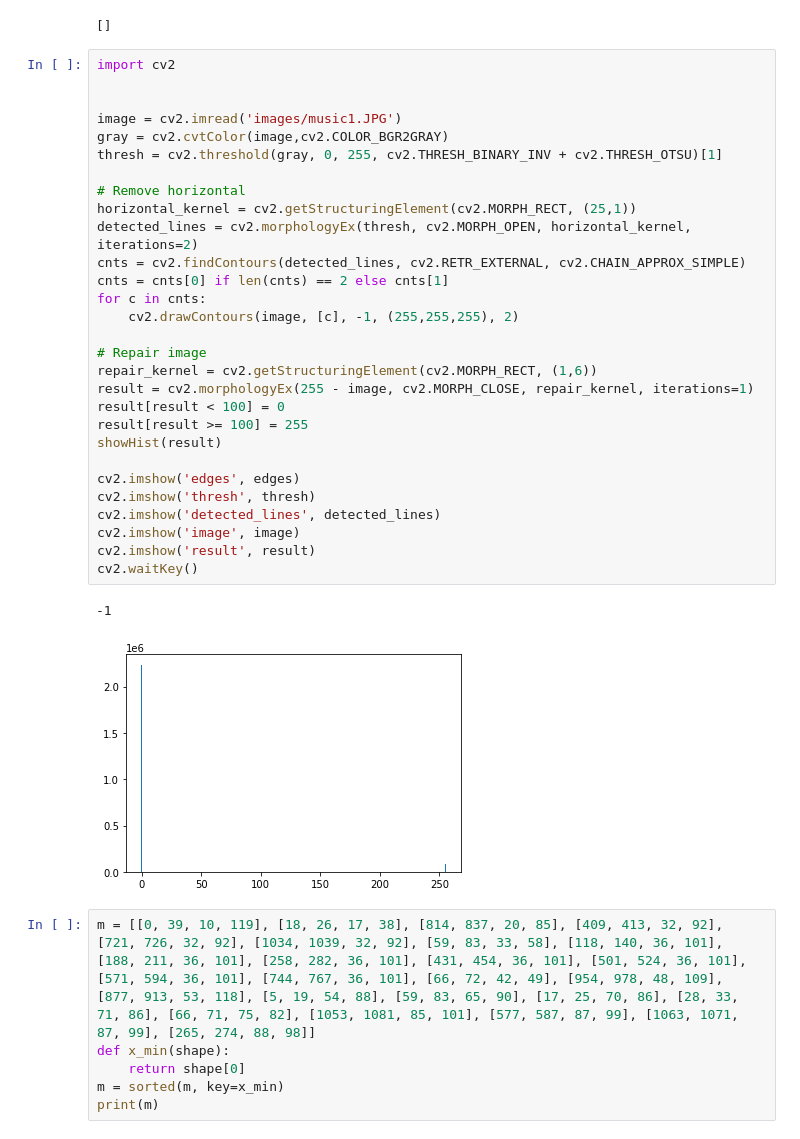
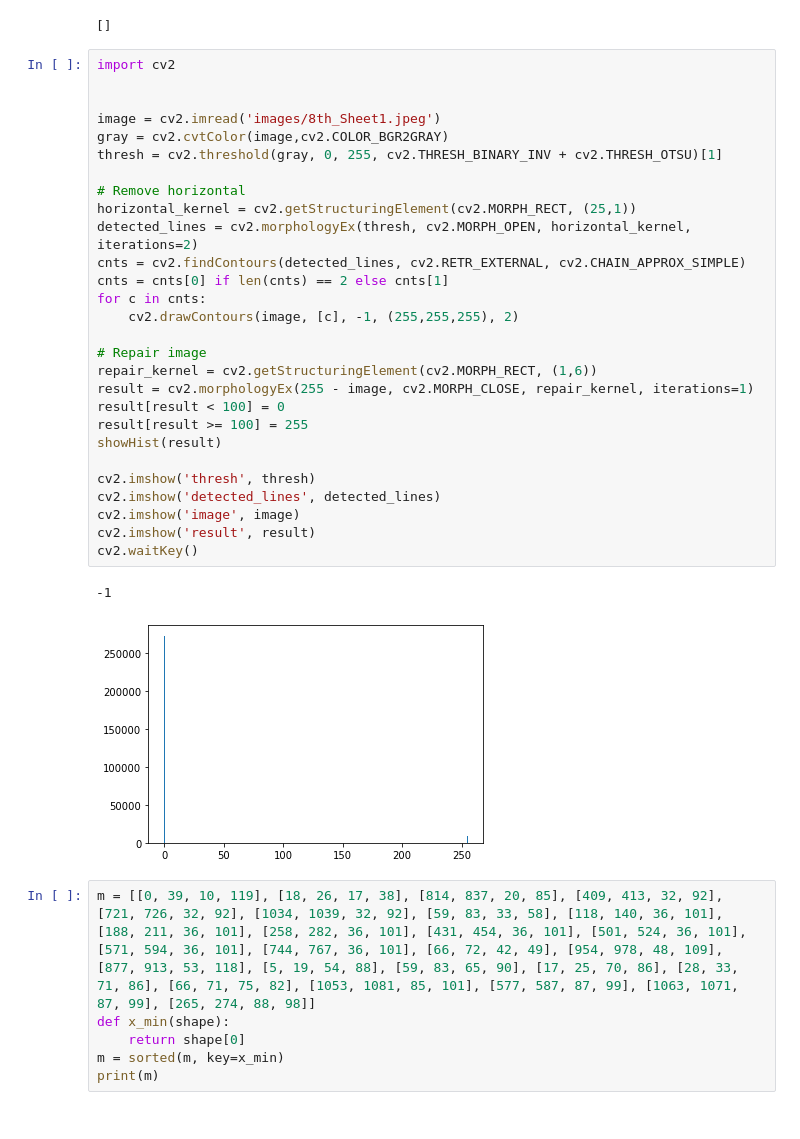
Before and after one commit to marait123/music-notes-reader, a Jupyter notebook: part1.ipynb, the cells around one changed output. Drawn from its saved outputs; the diff is of its cells as text.

```diff
--- a/part1.ipynb
+++ b/part1.ipynb
@@ -279,35 +327,34 @@ viewer.show()
 # %%
 import cv2
 
 
-image = cv2.imread('images/music1.JPG')
+image = cv2.imread('images/8th_Sheet1.jpeg')
 gray = cv2.cvtColor(image,cv2.COLOR_BGR2GRAY)
 thresh = cv2.threshold(gray, 0, 255, cv2.THRESH_BINARY_INV + cv2.THRESH_OTSU)[1]
 
 # Remove horizontal
 horizontal_kernel = cv2.getStructuringElement(cv2.MORPH_RECT, (25,1))
 detected_lines = cv2.morphologyEx(thresh, cv2.MORPH_OPEN, horizontal_kernel, iterations=2)
 cnts = cv2.findContours(detected_lines, cv2.RETR_EXTERNAL, cv2.CHAIN_APPROX_SIMPLE)
 cnts = cnts[0] if len(cnts) == 2 else cnts[1]
 for c in cnts:
     cv2.drawContours(image, [c], -1, (255,255,255), 2)
 
 # Repair image
 repair_kernel = cv2.getStructuringElement(cv2.MORPH_RECT, (1,6))
 result = cv2.morphologyEx(255 - image, cv2.MORPH_CLOSE, repair_kernel, iterations=1)
 result[result < 100] = 0
 result[result >= 100] = 255
 showHist(result)
 
-cv2.imshow('edges', edges)
 cv2.imshow('thresh', thresh)
 cv2.imshow('detected_lines', detected_lines)
 cv2.imshow('image', image)
 cv2.imshow('result', result)
 cv2.waitKey()
 # %% [output]
 -1
-[figure, old version]
+[figure, new version]
 # %%
 m = [[0, 39, 10, 119], [18, 26, 17, 38], [814, 837, 20, 85], [409, 413, 32, 92], [721, 726, 32, 92], [1034, 1039, 32, 92], [59, 83, 33, 58], [118, 140, 36, 101], [188, 211, 36, 101], [258, 282, 36, 101], [431, 454, 36, 101], [501, 524, 36, 101], [571, 594, 36, 101], [744, 767, 36, 101], [66, 72, 42, 49], [954, 978, 48, 109], [877, 913, 53, 118], [5, 19, 54, 88], [59, 83, 65, 90], [17, 25, 70, 86], [28, 33, 71, 86], [66, 71, 75, 82], [1053, 1081, 85, 101], [577, 587, 87, 99], [1063, 1071, 87, 99], [265, 274, 88, 98]]
 def x_min(shape):
```
Also changed, not shown: parts of 8 cells of this notebook.
